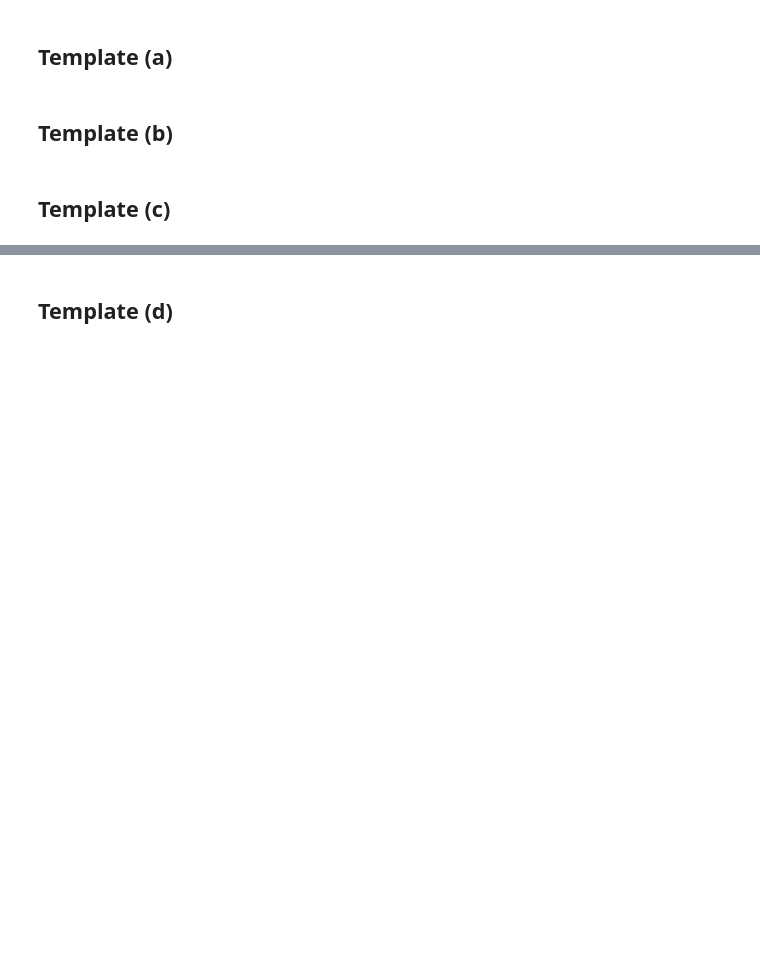
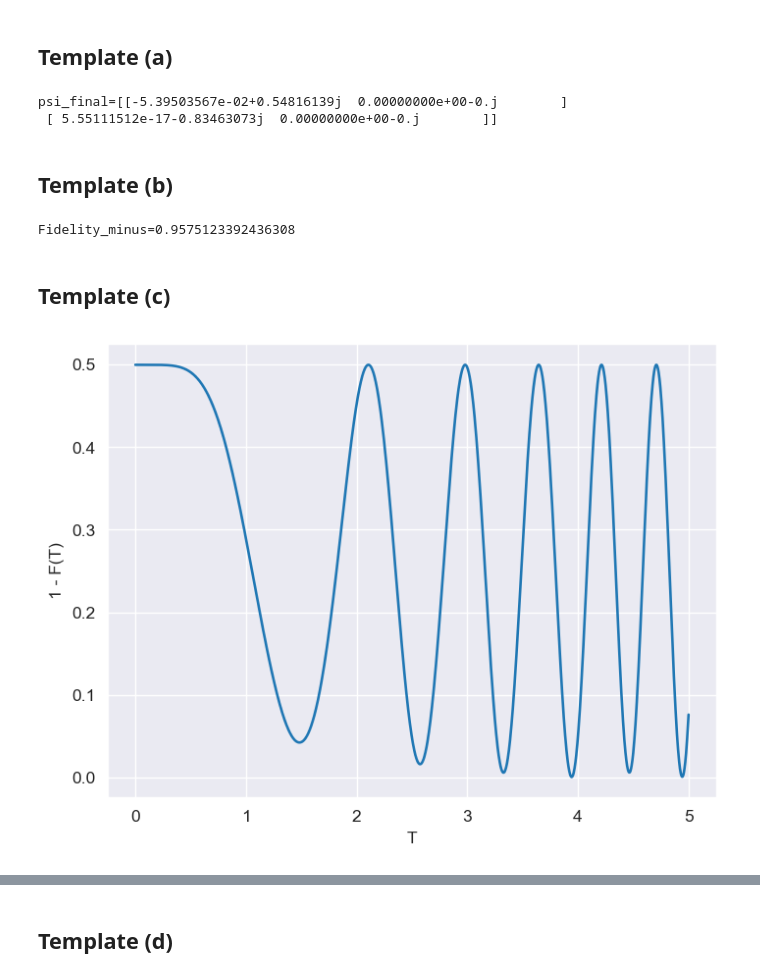
Before and after one commit to wghaotian/programming-exercises, a Jupyter notebook: 2025-summer-rwth/template-exercise-03.ipynb, the cells around one changed output, grey strips where cells are left out. Saved outputs shown, nothing was run; the diff lists cells and outputs as text; code cells hidden in the pictures; blank space fills up the shorter version.

```diff
--- a/2025-summer-rwth/template-exercise-03.ipynb
+++ b/2025-summer-rwth/template-exercise-03.ipynb
@@ -134,15 +205,31 @@ def g_1(s):
 
 def Hamiltonian(s, schedule):
     #to do: get hamiltonian for a certain schedule function
+    H = (1 - schedule(s)) * (-Z) + schedule(s) * X
     return H
 
 def get_time_evol_operator(T, Hamiltonian, schedule):
     #to do: get time evolution operator for H until time T
+    # M = int(np.max((T / 0.001, 100)))
+    M = 100
+    dt = T / M
+    U = np.zeros((2, 2))
+    for m in range(M):
+        U = U + T * Hamiltonian(m * dt, schedule) * dt
+    U = expm(-1j * U)
     return U
 
 def evolve(psi_initial, operator):
     # to do: evolve state psi_initial under time evol operator
+    psi_final = operator * psi_initial
     return psi_final
+# %%
+psi_initial = np.array([1., 0.])
+psi_final = evolve(psi_initial, get_time_evol_operator(1.5, Hamiltonian, g_1))
+print(f"psi_final={psi_final}")
+# %% [output]
+psi_final=[[-5.39503567e-02+0.54816139j  0.00000000e+00-0.j        ]
+ [ 5.55111512e-17-0.83463073j  0.00000000e+00-0.j        ]]
 # %% [markdown]
 ## Template (b)
 # %%
@@ -150,8 +237,25 @@ minus = np.array([1/np.sqrt(2), -1/np.sqrt(2)])
 
 def Fidelity_minus(state):
     # to do: compute fidelity F of input state w.r.t to minus
+    F = linalg.norm(np.dot(minus.conj(), state)) ** 2
     return F
+
+print(f"Fidelity_minus={Fidelity_minus(psi_final)}")
+# %% [output]
+Fidelity_minus=0.9575123392436308
 # %% [markdown]
 ## Template (c)
 # %%
 #To Do: plot 1-fidelity
+T_range = np.linspace(0, 5, 2000)
+one_minus_fidelity_g_1 = []
+for T in T_range:
+    operator = get_time_evol_operator(T, Hamiltonian, g_1)
+    psi_final = evolve(psi_initial, operator)
+    one_minus_fidelity_g_1.append(1 - Fidelity_minus(psi_final))
+plt.plot(T_range, one_minus_fidelity_g_1)
+plt.xlabel("T")
+plt.ylabel("1 - F(T)")
+plt.show()
+# %% [output]
+[figure, added]
```
Also changed, not shown: parts of 11 cells of this notebook.
